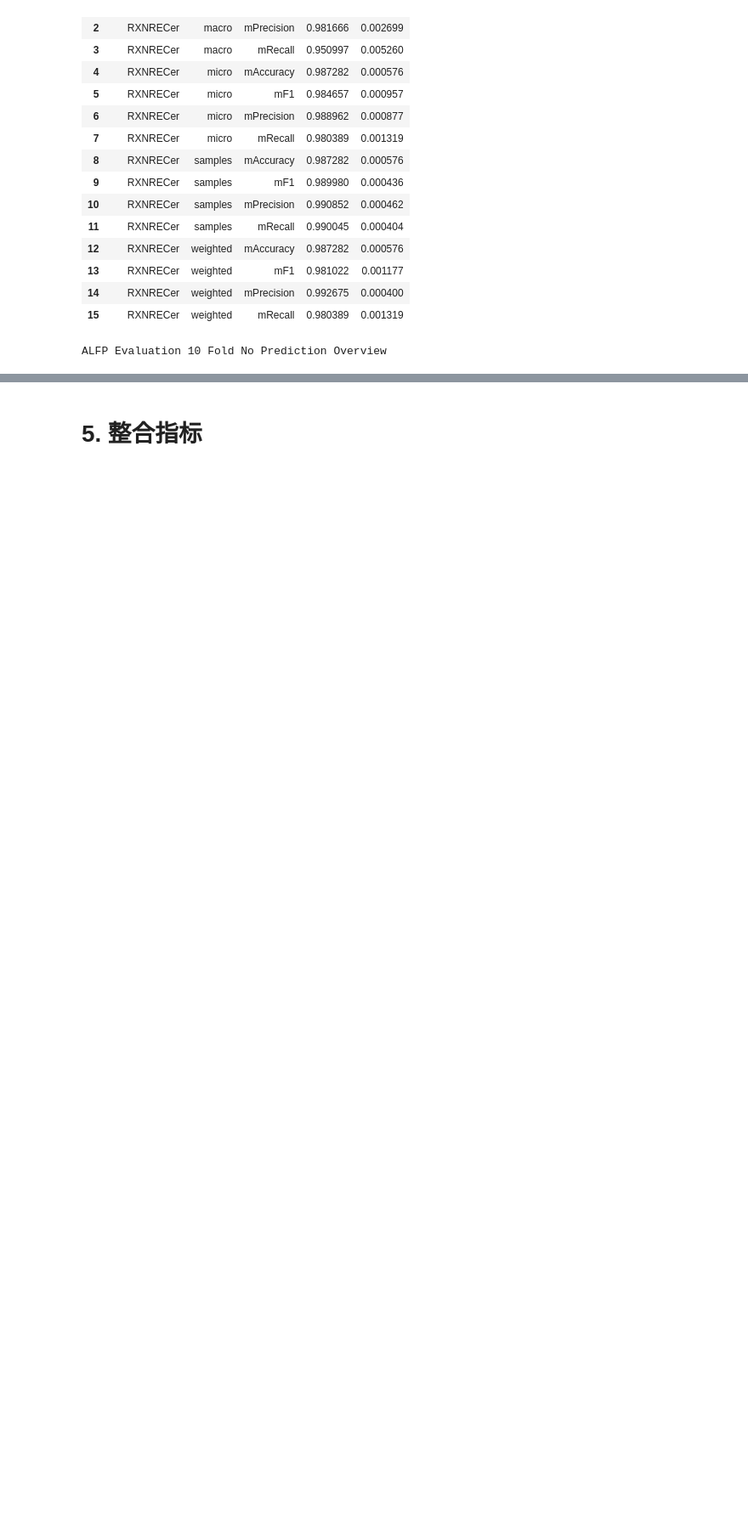
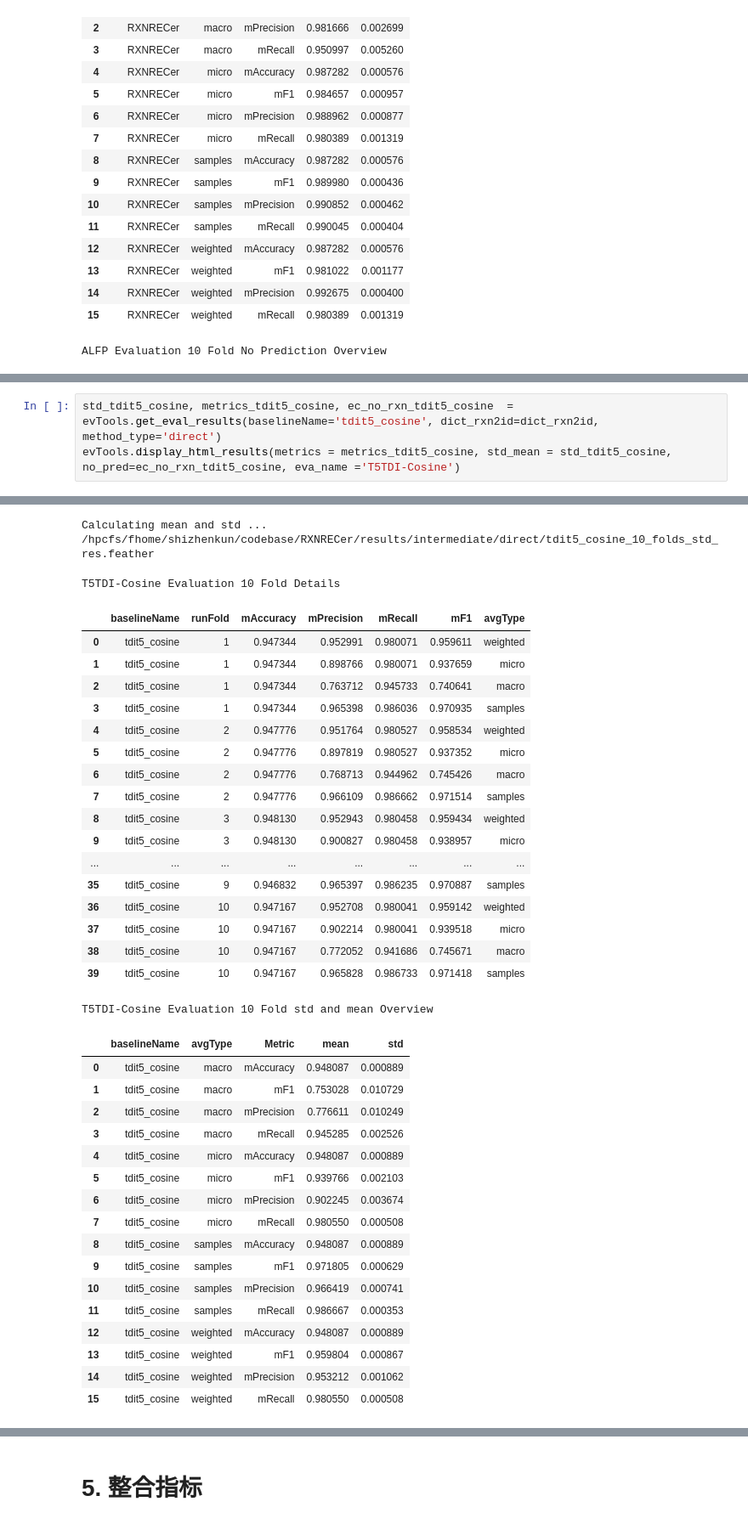
Before and after one commit to kingstdio/RXNRECer, a Jupyter notebook: evaluation/eva_rxn_methods_10_fold_optimized.ipynb, the cells around one changed output, grey strips where cells are left out. Shown: that part at 85% size. Cells and saved outputs as stored; diff of their text form; blank space fills up the shorter version.

```diff
--- a/evaluation/eva_rxn_methods_10_fold_optimized.ipynb
+++ b/evaluation/eva_rxn_methods_10_fold_optimized.ipynb
@@ -415,0 +465,4 @@ ALFP Evaluation 10 Fold No Prediction Overview
+# %%
+std_tdit5_cosine, metrics_tdit5_cosine, ec_no_rxn_tdit5_cosine  = evTools.get_eval_results(baselineName='tdit5_cosine', dict_rxn2id=dict_rxn2id, method_type='direct')
+evTools.display_html_results(metrics = metrics_tdit5_cosine, std_mean = std_tdit5_cosine, no_pred=ec_no_rxn_tdit5_cosine, eva_name ='T5TDI-Cosine')
+# %% [output]
@@ -415,0 +471,38 @@ ALFP Evaluation 10 Fold No Prediction Overview
+Calculating mean and std ...
+/hpcfs/fhome/shizhenkun/codebase/RXNRECer/results/intermediate/direct/tdit5_cosine_10_folds_std_res.feather
+T5TDI-Cosine Evaluation 10 Fold Details
+|  | baselineName | runFold | mAccuracy | mPrecision | mRecall | mF1 | avgType |
+| 0 | tdit5_cosine | 1 | 0.947344 | 0.952991 | 0.980071 | 0.959611 | weighted |
+| 1 | tdit5_cosine | 1 | 0.947344 | 0.898766 | 0.980071 | 0.937659 | micro |
+| 2 | tdit5_cosine | 1 | 0.947344 | 0.763712 | 0.945733 | 0.740641 | macro |
+| 3 | tdit5_cosine | 1 | 0.947344 | 0.965398 | 0.986036 | 0.970935 | samples |
+| 4 | tdit5_cosine | 2 | 0.947776 | 0.951764 | 0.980527 | 0.958534 | weighted |
+| 5 | tdit5_cosine | 2 | 0.947776 | 0.897819 | 0.980527 | 0.937352 | micro |
+| 6 | tdit5_cosine | 2 | 0.947776 | 0.768713 | 0.944962 | 0.745426 | macro |
+| 7 | tdit5_cosine | 2 | 0.947776 | 0.966109 | 0.986662 | 0.971514 | samples |
+| 8 | tdit5_cosine | 3 | 0.948130 | 0.952943 | 0.980458 | 0.959434 | weighted |
+| 9 | tdit5_cosine | 3 | 0.948130 | 0.900827 | 0.980458 | 0.938957 | micro |
+| ... | ... | ... | ... | ... | ... | ... | ... |
+| 35 | tdit5_cosine | 9 | 0.946832 | 0.965397 | 0.986235 | 0.970887 | samples |
+| 36 | tdit5_cosine | 10 | 0.947167 | 0.952708 | 0.980041 | 0.959142 | weighted |
+| 37 | tdit5_cosine | 10 | 0.947167 | 0.902214 | 0.980041 | 0.939518 | micro |
+| 38 | tdit5_cosine | 10 | 0.947167 | 0.772052 | 0.941686 | 0.745671 | macro |
+| 39 | tdit5_cosine | 10 | 0.947167 | 0.965828 | 0.986733 | 0.971418 | samples |
+T5TDI-Cosine Evaluation 10 Fold std and mean Overview
+|  | baselineName | avgType | Metric | mean | std |
+| 0 | tdit5_cosine | macro | mAccuracy | 0.948087 | 0.000889 |
+| 1 | tdit5_cosine | macro | mF1 | 0.753028 | 0.010729 |
+| 2 | tdit5_cosine | macro | mPrecision | 0.776611 | 0.010249 |
+| 3 | tdit5_cosine | macro | mRecall | 0.945285 | 0.002526 |
+| 4 | tdit5_cosine | micro | mAccuracy | 0.948087 | 0.000889 |
+| 5 | tdit5_cosine | micro | mF1 | 0.939766 | 0.002103 |
+| 6 | tdit5_cosine | micro | mPrecision | 0.902245 | 0.003674 |
+| 7 | tdit5_cosine | micro | mRecall | 0.980550 | 0.000508 |
+| 8 | tdit5_cosine | samples | mAccuracy | 0.948087 | 0.000889 |
+| 9 | tdit5_cosine | samples | mF1 | 0.971805 | 0.000629 |
+| 10 | tdit5_cosine | samples | mPrecision | 0.966419 | 0.000741 |
+| 11 | tdit5_cosine | samples | mRecall | 0.986667 | 0.000353 |
+| 12 | tdit5_cosine | weighted | mAccuracy | 0.948087 | 0.000889 |
+| 13 | tdit5_cosine | weighted | mF1 | 0.959804 | 0.000867 |
+| 14 | tdit5_cosine | weighted | mPrecision | 0.953212 | 0.001062 |
+| 15 | tdit5_cosine | weighted | mRecall | 0.980550 | 0.000508 |
```
Also changed, not shown: parts of 4 cells of this notebook, 18 other files.
